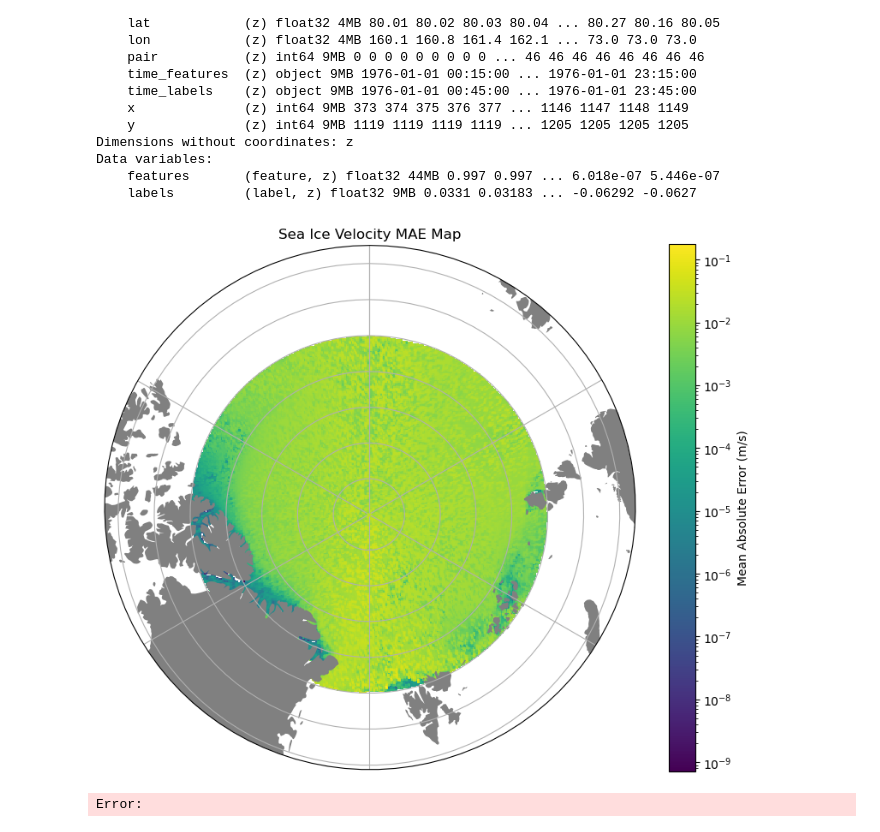
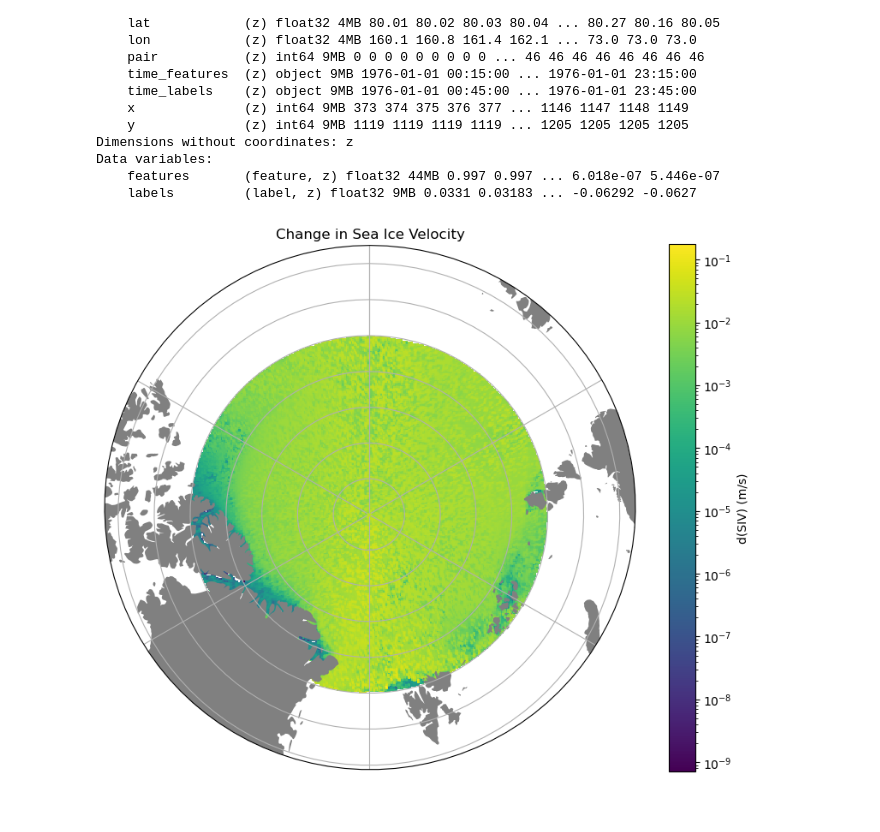
Before and after one commit to charlie-waltham/rheology_emulator, a Jupyter notebook: notes/data_subsetting.ipynb, the cells around one changed output. Drawn from its saved outputs; the diff is of its cells as text; code cells hidden in the pictures.

```diff
--- a/notes/data_subsetting.ipynb
+++ b/notes/data_subsetting.ipynb
@@ -112,34 +112,33 @@ grid_pixels = np.column_stack((grid_x_2d.ravel(), grid_y_2d.ravel()))
 dist, _ = tree.query(grid_pixels)
 dist = dist.reshape(grid_x_2d.shape)
 grid_interpolated[dist > threshold_meters] = np.nan
 
 # Create plot and add coastlines
 fig = plt.figure(figsize=(10, 8))
 ax = plt.axes(projection=projection)
 ax.set_extent(extent, src_crs)
 ax.add_feature(cfeature.LAND, zorder=2, facecolor='gray')
 #ax.coastlines(resolution='110m', zorder=2)
 ax.gridlines()
 
 # Create circular boundary
 theta = np.linspace(0, 2*np.pi, 100)
 center, radius = [0.5, 0.5], 0.5
 verts = np.vstack([np.sin(theta), np.cos(theta)]).T
 circle = mpath.Path(verts * radius + center)
 ax.set_boundary(circle, transform=ax.transAxes)
 
 mesh = ax.pcolormesh(
     grid_x_2d, grid_y_2d,
     grid_interpolated,
     transform=projection,
     norm=colors.LogNorm(),
     cmap='viridis',
     shading='auto'
 )
 
-plt.colorbar(mesh, ax=ax, label='Mean Absolute Error (m/s)')
-plt.title("Sea Ice Velocity MAE Map")
+plt.colorbar(mesh, ax=ax, label='d(SIV) (m/s)')
+plt.title("Change in Sea Ice Velocity")
 plt.show()
 # %% [output]
-[figure, old version]
+[figure, new version]
-Error:
```
Also changed, not shown: parts of 2 cells of this notebook, 8 other files.
